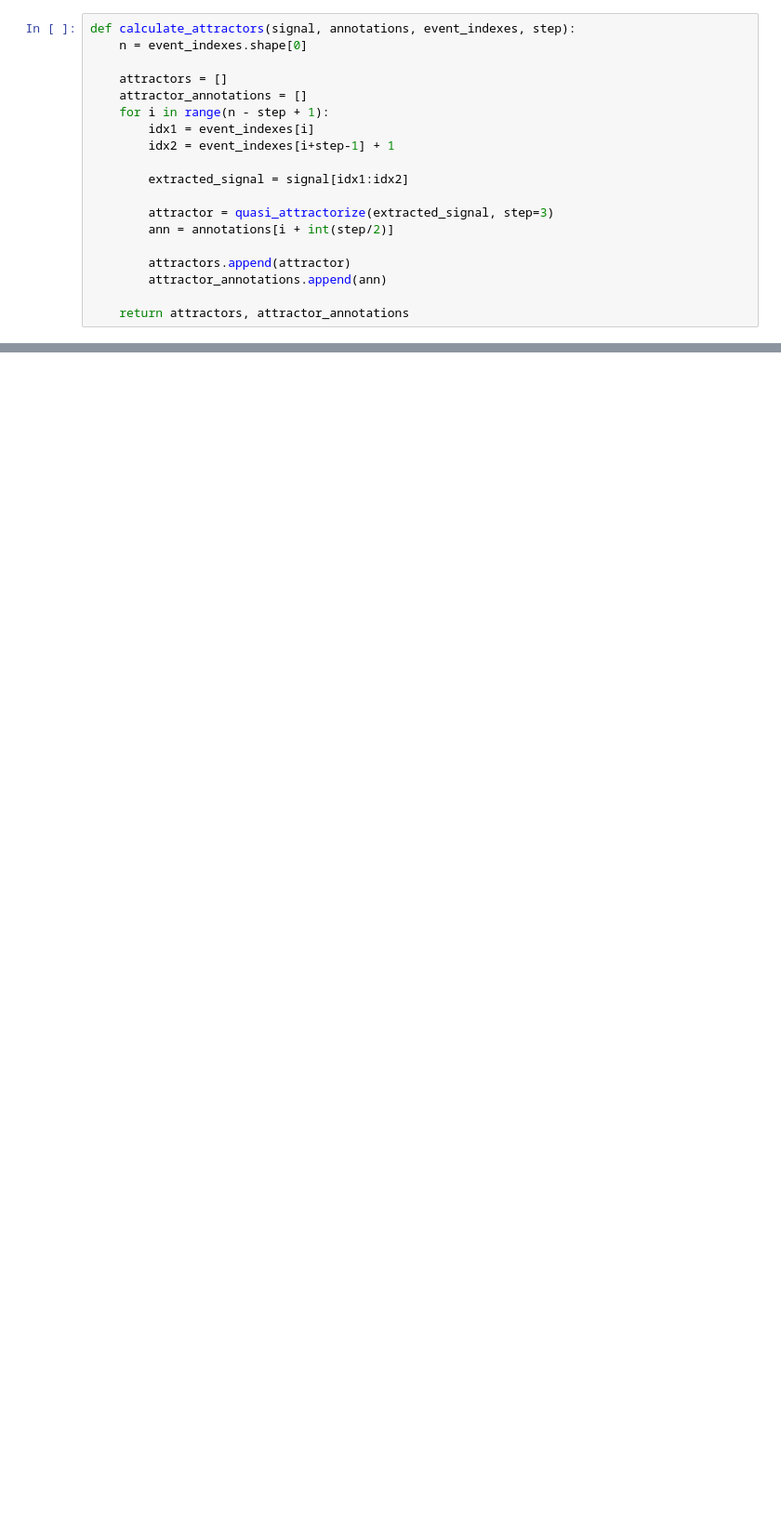
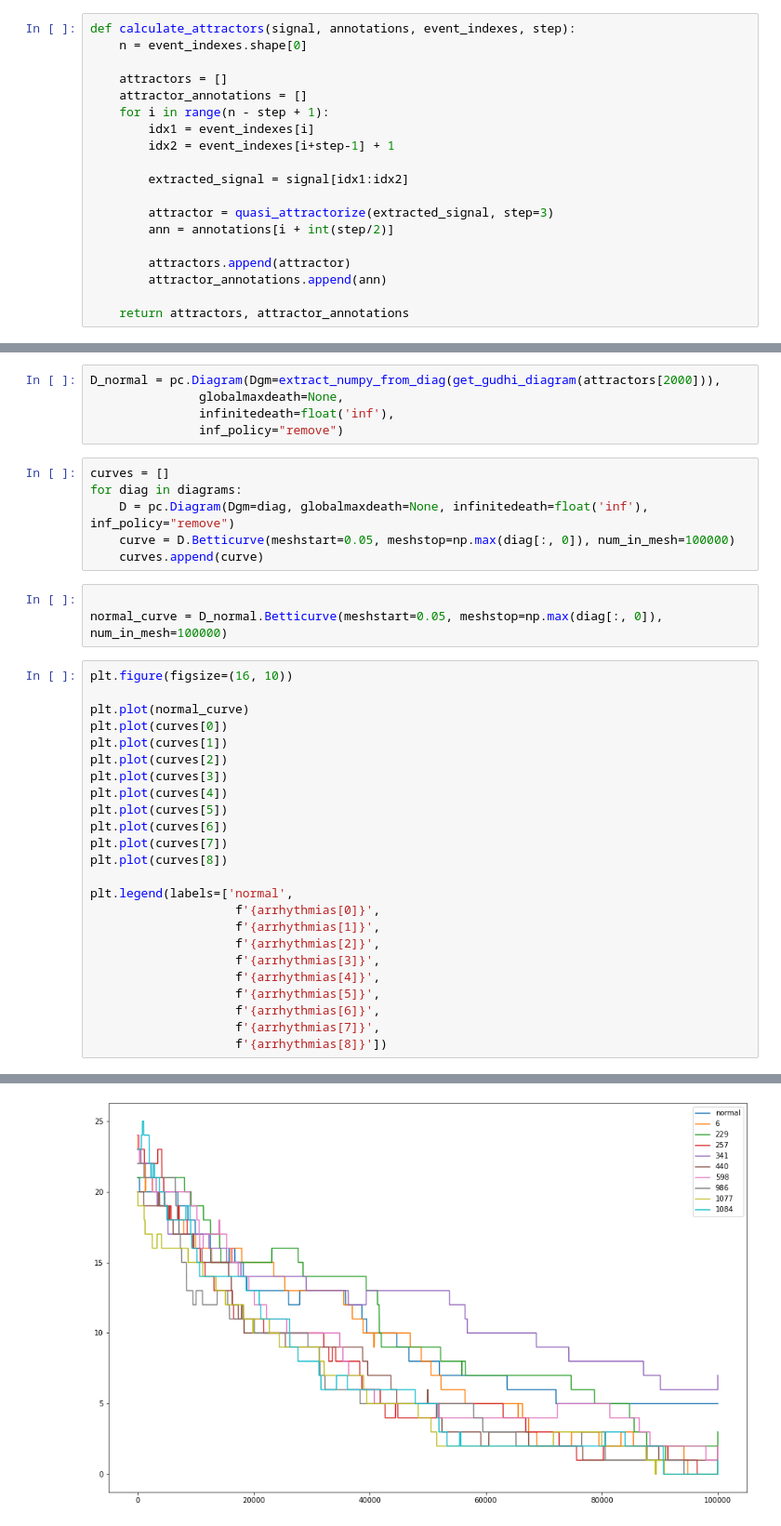
Before and after one commit to anticdimi/tda-arrhythmia-detection, a Jupyter notebook: src/prep.ipynb, the cells around one changed output, grey strips where cells are left out. Shown: that part at 93% size. Saved outputs shown, nothing was run; the diff lists cells and outputs as text; blank space fills up the shorter version.

```diff
--- a/src/prep.ipynb
+++ b/src/prep.ipynb
@@ -127,0 +192,39 @@ gudhi.plot_persistence_diagram(diag)
+# %%
+D_normal = pc.Diagram(Dgm=extract_numpy_from_diag(get_gudhi_diagram(attractors[2000])),
+               globalmaxdeath=None,
+               infinitedeath=float('inf'),
+               inf_policy="remove")
+# %%
+curves = []
+for diag in diagrams:
+    D = pc.Diagram(Dgm=diag, globalmaxdeath=None, infinitedeath=float('inf'), inf_policy="remove")
+    curve = D.Betticurve(meshstart=0.05, meshstop=np.max(diag[:, 0]), num_in_mesh=100000)
+    curves.append(curve)
+# %%
+
+normal_curve = D_normal.Betticurve(meshstart=0.05, meshstop=np.max(diag[:, 0]), num_in_mesh=100000)
+# %%
+plt.figure(figsize=(16, 10))
+
+plt.plot(normal_curve)
+plt.plot(curves[0])
+plt.plot(curves[1])
+plt.plot(curves[2])
+plt.plot(curves[3])
+plt.plot(curves[4])
+plt.plot(curves[5])
+plt.plot(curves[6])
+plt.plot(curves[7])
+plt.plot(curves[8])
+
+plt.legend(labels=['normal',
+                    f'{arrhythmias[0]}',
+                    f'{arrhythmias[1]}',
+                    f'{arrhythmias[2]}',
+                    f'{arrhythmias[3]}',
+                    f'{arrhythmias[4]}',
+                    f'{arrhythmias[5]}',
+                    f'{arrhythmias[6]}',
+                    f'{arrhythmias[7]}',
+                    f'{arrhythmias[8]}'])
+# %% [output]
@@ -127,0 +232 @@ gudhi.plot_persistence_diagram(diag)
+[figure, added]
```
Also changed, not shown: parts of 20 cells of this notebook.
